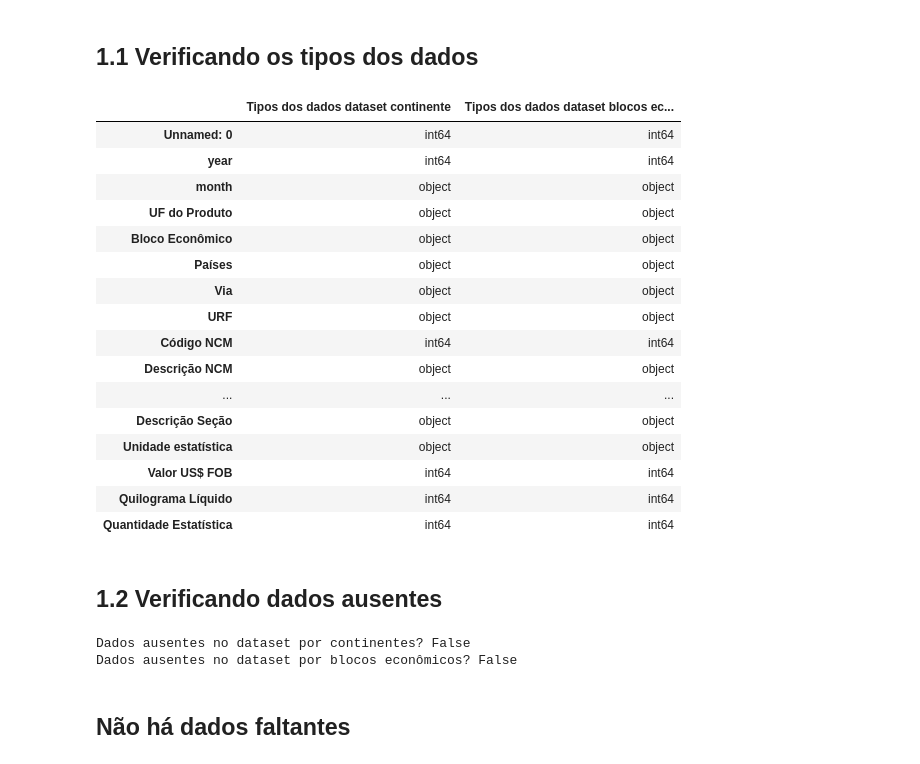
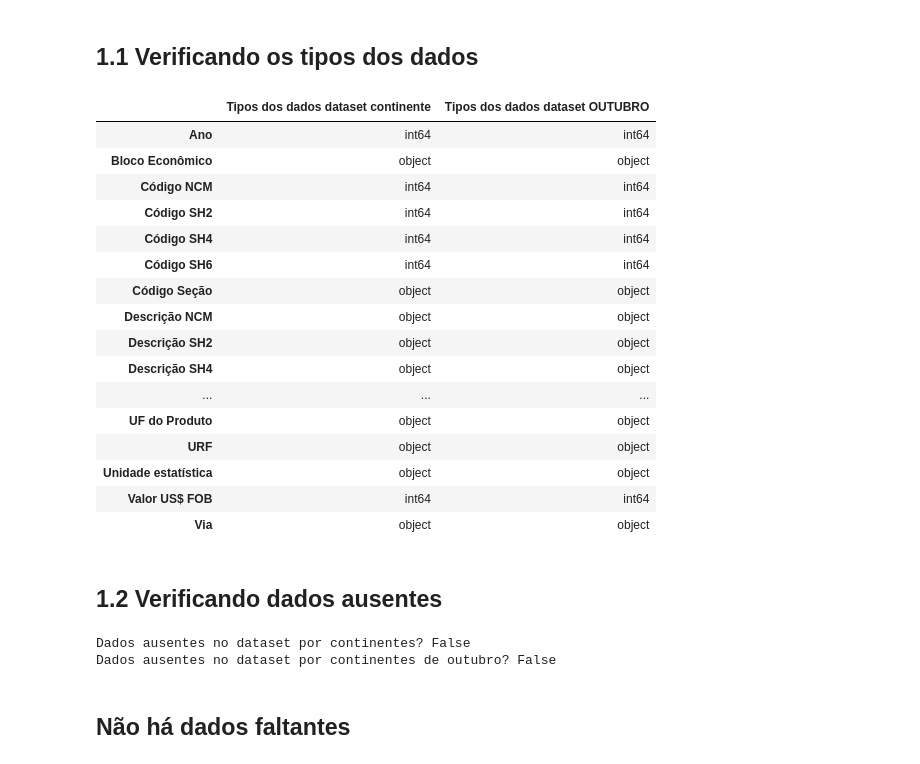
Before and after one commit to jgoulartf/analise_exportacoes_rn, a Jupyter notebook: src/notebooks/preprocessing/01_data_cleaning.ipynb, the cells around one changed output. Saved outputs shown, nothing was run; the diff lists cells and outputs as text; code cells hidden in the pictures.

```diff
--- a/src/notebooks/preprocessing/01_data_cleaning.ipynb
+++ b/src/notebooks/preprocessing/01_data_cleaning.ipynb
@@ -11,3 +11,5 @@ import pandas as pd
 # Carrega excel em um dataframe
 dataset_exportacoes_rn_continente = pd.read_csv('../../../data/raw/V_EXPORTACAO_GERAL_1997-01_2024-12_CONTINENTE_EXCEL.csv')
 dataset_exportacoes_rn_blocos_economicos = pd.read_csv('../../../data/raw/V_EXPORTACAO_GERAL_1997-01_2024-12_BLOCOS_ECONOMICOS_EXCEL.csv')
+dataset_exportacoes_rn_continente_outubro = pd.read_csv('../../../data/raw/V_EXPORTACAO_GERAL_2024-10_2024-12_DT20241122.csv')
+dataset_exportacoes_rn_continente
@@ -18,39 +34,40 @@ dataset_exportacoes_rn_blocos_economicos = pd.read_csv('../../../data/raw/V_EXPO
 # %%
 from IPython.display import display
 import pandas as pd
 
 # Exibe o resultado
 pd.DataFrame({
     'Tipos dos dados dataset continente': dataset_exportacoes_rn_continente.dtypes,
-    'Tipos dos dados dataset blocos econômicos': dataset_exportacoes_rn_blocos_economicos.dtypes
+    #'Tipos dos dados dataset blocos econômicos': dataset_exportacoes_rn_blocos_economicos.dtypes,
+    'Tipos dos dados dataset OUTUBRO': dataset_exportacoes_rn_continente_outubro.dtypes
 })
 # %% [output]
-|  | Tipos dos dados dataset continente | Tipos dos dados dataset blocos ec... |
-| Unnamed: 0 | int64 | int64 |
-| year | int64 | int64 |
-| month | object | object |
+|  | Tipos dos dados dataset continente | Tipos dos dados dataset OUTUBRO |
+| Ano | int64 | int64 |
+| Bloco Econômico | object | object |
+| Código NCM | int64 | int64 |
+| Código SH2 | int64 | int64 |
+| Código SH4 | int64 | int64 |
+| Código SH6 | int64 | int64 |
+| Código Seção | object | object |
+| Descrição NCM | object | object |
+| Descrição SH2 | object | object |
+| Descrição SH4 | object | object |
+| ... | ... | ... |
 | UF do Produto | object | object |
-| Bloco Econômico | object | object |
-| Países | object | object |
-| Via | object | object |
 | URF | object | object |
-| Código NCM | int64 | int64 |
-| Descrição NCM | object | object |
-| ... | ... | ... |
-| Descrição Seção | object | object |
 | Unidade estatística | object | object |
 | Valor US$ FOB | int64 | int64 |
-| Quilograma Líquido | int64 | int64 |
-| Quantidade Estatística | int64 | int64 |
+| Via | object | object |
 # %% [markdown]
 ## 1.2 Verificando dados ausentes
 # %%
 print(f"Dados ausentes no dataset por continentes? {dataset_exportacoes_rn_continente.isnull().any().any()}")
-print(
-    f"Dados ausentes no dataset por blocos econômicos? {dataset_exportacoes_rn_blocos_economicos.isnull().any().any()}")
+#print(f"Dados ausentes no dataset por blocos econômicos? {dataset_exportacoes_rn_blocos_economicos.isnull().any().any()}")
+print(f"Dados ausentes no dataset por continentes de outubro? {dataset_exportacoes_rn_continente_outubro.isnull().any().any()}")
 # %% [output]
 Dados ausentes no dataset por continentes? False
-Dados ausentes no dataset por blocos econômicos? False
+Dados ausentes no dataset por continentes de outubro? False
 # %% [markdown]
 ## Não há dados faltantes
 # %% [markdown]
```
Also changed, not shown: parts of 12 cells of this notebook, 30 other files.
